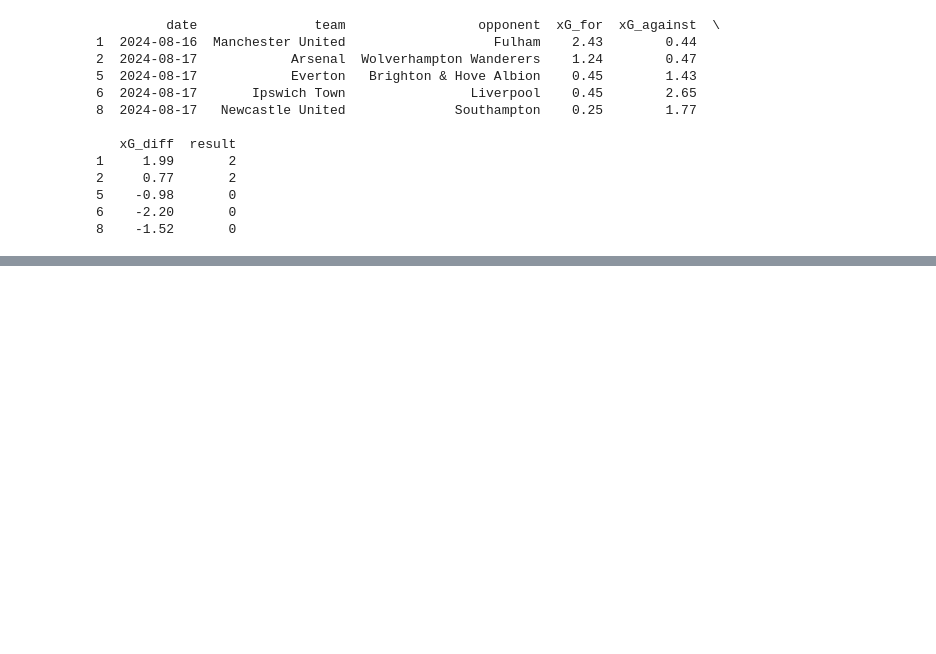
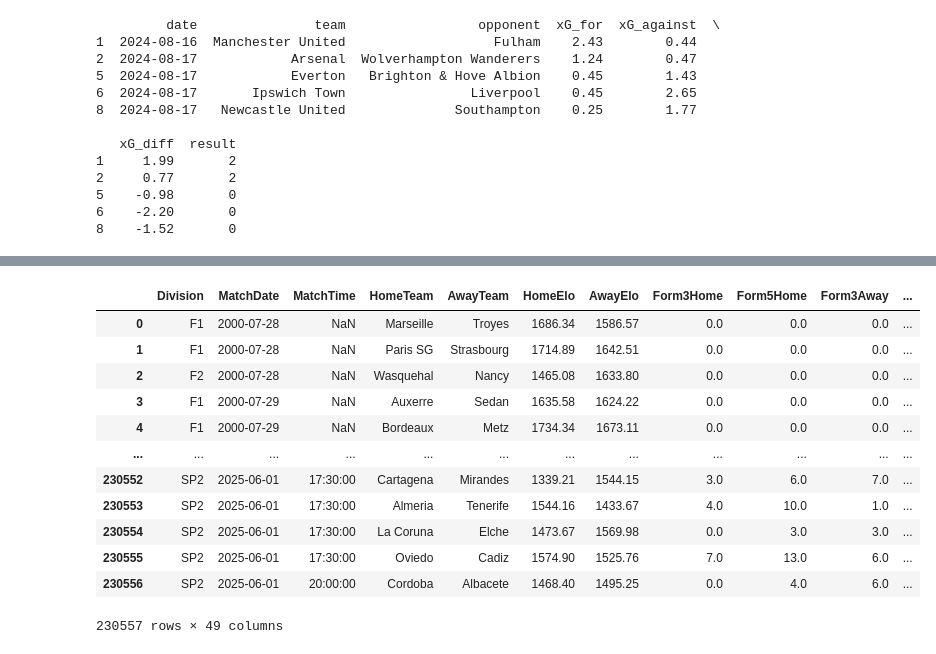
Before and after one commit to Eedia/AI-Football-Manager, a Jupyter notebook: test.ipynb, the cells around one changed output, grey strips where cells are left out. Cells and saved outputs as stored; diff of their text form; code cells hidden in the pictures; blank space fills up the shorter version.

```diff
--- a/test.ipynb
+++ b/test.ipynb
@@ -196,0 +235,28 @@ if __name__ == "__main__":
+# %%
+def encode_result(result):
+    if result == 'H':
+        return 2
+    elif result == 'D':
+        return 1
+    elif result == 'A':
+        return 0
+    else:
+        return None
+
+df['result'] = df['FTResult'].apply(encode_result)
+
+df
+# %% [output]
+|  | Division | MatchDate | MatchTime | HomeTeam | AwayTeam | HomeElo | AwayElo | Form3Home | Form5Home | Form3Away | ... |
+| 0 | F1 | 2000-07-28 | NaN | Marseille | Troyes | 1686.34 | 1586.57 | 0.0 | 0.0 | 0.0 | ... |
+| 1 | F1 | 2000-07-28 | NaN | Paris SG | Strasbourg | 1714.89 | 1642.51 | 0.0 | 0.0 | 0.0 | ... |
+| 2 | F2 | 2000-07-28 | NaN | Wasquehal | Nancy | 1465.08 | 1633.80 | 0.0 | 0.0 | 0.0 | ... |
+| 3 | F1 | 2000-07-29 | NaN | Auxerre | Sedan | 1635.58 | 1624.22 | 0.0 | 0.0 | 0.0 | ... |
+| 4 | F1 | 2000-07-29 | NaN | Bordeaux | Metz | 1734.34 | 1673.11 | 0.0 | 0.0 | 0.0 | ... |
+| ... | ... | ... | ... | ... | ... | ... | ... | ... | ... | ... | ... |
+| 230552 | SP2 | 2025-06-01 | 17:30:00 | Cartagena | Mirandes | 1339.21 | 1544.15 | 3.0 | 6.0 | 7.0 | ... |
+| 230553 | SP2 | 2025-06-01 | 17:30:00 | Almeria | Tenerife | 1544.16 | 1433.67 | 4.0 | 10.0 | 1.0 | ... |
+| 230554 | SP2 | 2025-06-01 | 17:30:00 | La Coruna | Elche | 1473.67 | 1569.98 | 0.0 | 3.0 | 3.0 | ... |
+| 230555 | SP2 | 2025-06-01 | 17:30:00 | Oviedo | Cadiz | 1574.90 | 1525.76 | 7.0 | 13.0 | 6.0 | ... |
+| 230556 | SP2 | 2025-06-01 | 20:00:00 | Cordoba | Albacete | 1468.40 | 1495.25 | 0.0 | 4.0 | 6.0 | ... |
+230557 rows × 49 columns
```
Also changed, not shown: parts of 10 cells of this notebook, 32 other files.
